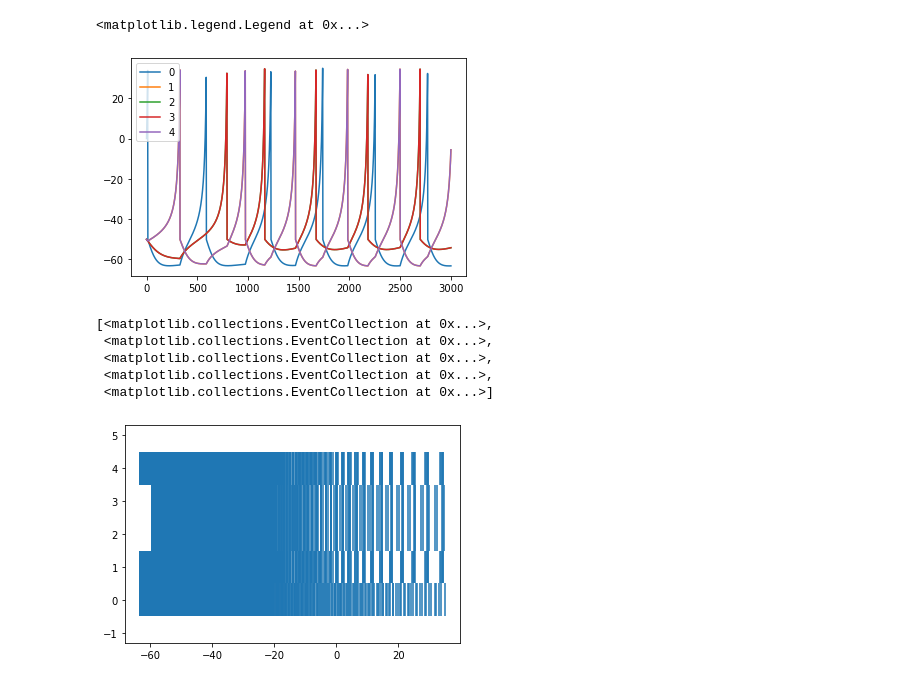
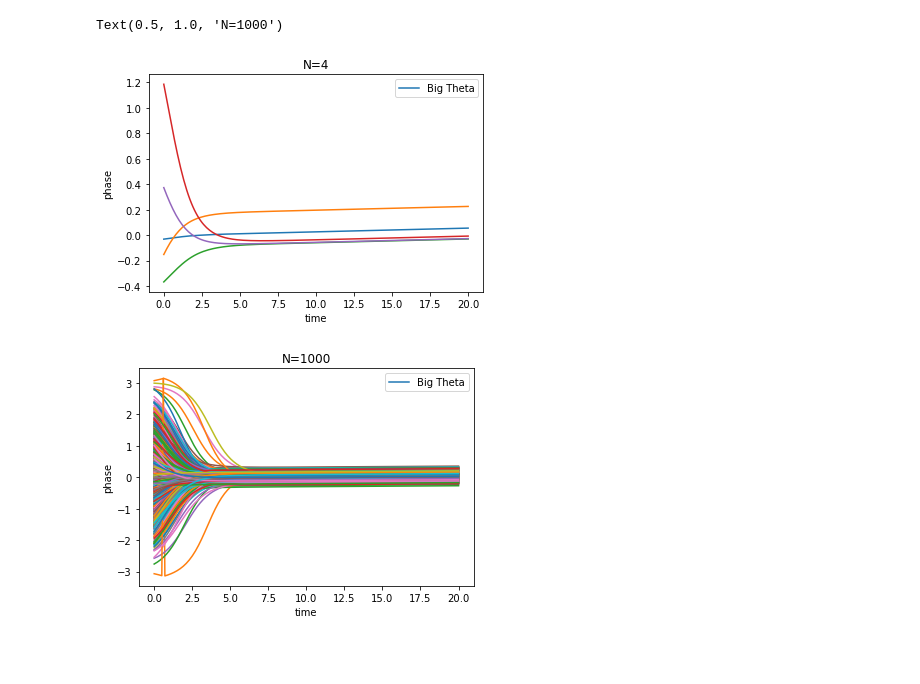
Before and after one commit to ssuidman/neurophysics, a Jupyter notebook: test_jupyter_notebook.ipynb, the cells around one changed output. Saved outputs shown, nothing was run; the diff lists cells and outputs as text; code cells hidden in the pictures; blank space fills up the shorter version.

```diff
--- a/test_jupyter_notebook.ipynb
+++ b/test_jupyter_notebook.ipynb
@@ -48,17 +0,0 @@ plt.eventplot(v[0])
-# %%
-v,u,I = coupled_neurons(f,3,-50,0,0.1,0,300,200,0.5)
-for i in range(5):
-    plt.plot(v[i], label=i)
-plt.legend()
-# %% [output]
-<matplotlib.legend.Legend at 0x...>
-[figure, removed]
-# %%
-plt.eventplot(v)
-# %% [output]
-[<matplotlib.collections.EventCollection at 0x...>,
- <matplotlib.collections.EventCollection at 0x...>,
- <matplotlib.collections.EventCollection at 0x...>,
- <matplotlib.collections.EventCollection at 0x...>,
- <matplotlib.collections.EventCollection at 0x...>]
-[figure, removed]
@@ -64,0 +40,23 @@ plt.eventplot(v)
+# %%
+fig1,ax1 = plt.subplots(nrows=1,ncols=1)
+ax1.plot(t,Theta,label="Big Theta")
+for i in range(4):
+    ax1.plot(t,phase[i])
+ax1.set_xlabel("time")
+ax1.set_ylabel("phase")
+ax1.legend()
+ax1.set_title("N=4")
+
+fig2,ax2 = plt.subplots(nrows=1,ncols=1)
+#ax.plot(t,R)
+for i in range(1000):
+    ax2.plot(t,phase[i])
+ax2.plot(t,Theta,label="Big Theta")
+ax2.set_xlabel("time")
+ax2.set_ylabel("phase")
+ax2.legend()
+ax2.set_title("N=1000")
+# %% [output]
+Text(0.5, 1.0, 'N=1000')
+[figure, added]
+[figure, added]
```
Also changed, not shown: parts of 5 cells of this notebook, 11 other files.
